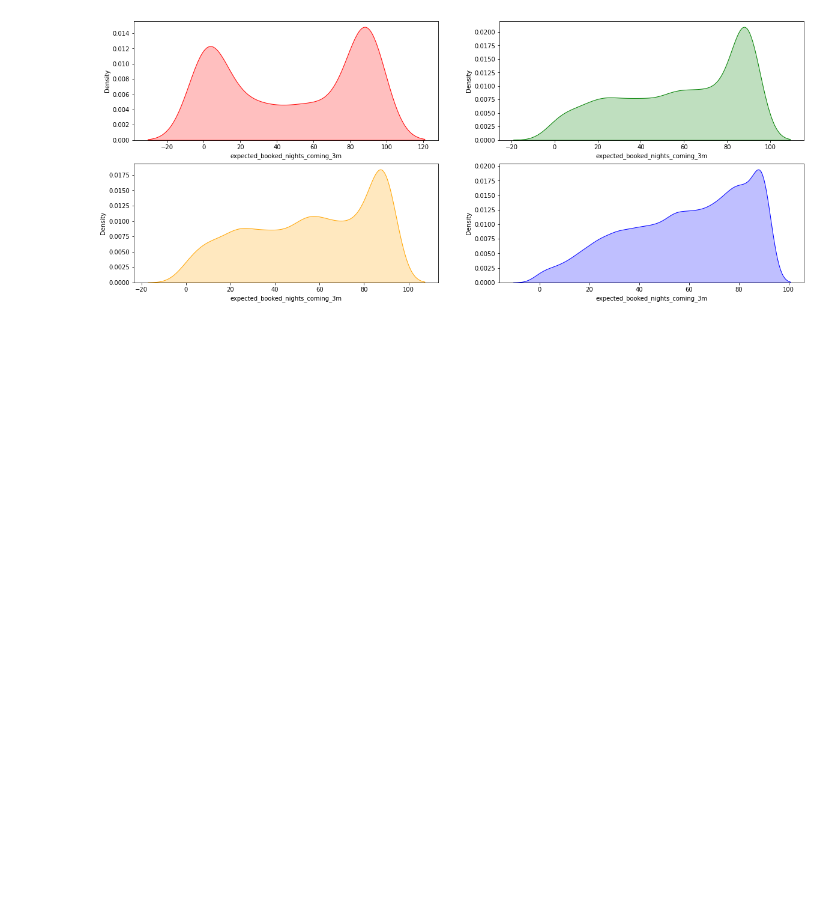
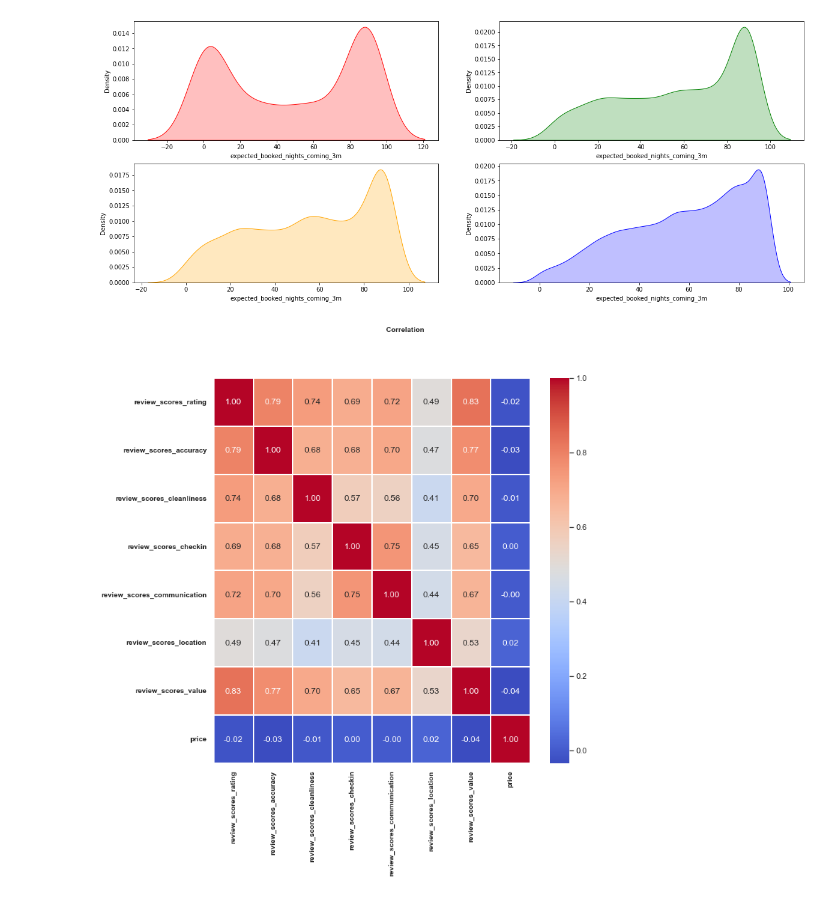
Before and after one commit to mhaln3mi/Airbnb-Rome-EDA, a Jupyter notebook: airbnb.ipynb, the cells around one changed output. Cells and saved outputs as stored; diff of their text form; code cells hidden in the pictures; blank space fills up the shorter version.

```diff
--- a/airbnb.ipynb
+++ b/airbnb.ipynb
@@ -551,3 +557,8 @@ ax = sns.kdeplot(romeListings[romeListings["host_response_time"]=="within a few
 ax = sns.kdeplot(romeListings[romeListings["host_response_time"]=="within an hour"]["expected_booked_nights_coming_3m"],x="expected_booked_nights_coming_3m",color="blue",  fill=True,ax=axes[1,1])
 # %% [output]
 [figure]
+# %%
+review_col =[i for i in df2.columns if 'review_scores' in i]
+review_col.append('price')
+
+corr = df2[review_col].corr()
@@ -553,0 +567,16 @@ ax = sns.kdeplot(romeListings[romeListings["host_response_time"]=="within an hou
+# %%
+fig, (ax) = plt.subplots(1, 1, figsize=(10,10))
+hm = sns.heatmap(corr,
+                 ax=ax,
+                 cmap="coolwarm",
+                 annot=True,
+                 fmt='.2f',
+                 linewidths=.05)
+fig.suptitle(' Correlation ',
+              fontsize=10,
+              fontweight='bold')
+ax.set_xticklabels(ax.get_xticklabels(),rotation=90, fontsize = 10, fontweight='bold')
+ax.set_yticklabels(ax.get_xticklabels(), fontsize = 10, fontweight='bold')
+plt.show()
+# %% [output]
+[figure, added]
```
Also changed, not shown: parts of 17 cells of this notebook.
